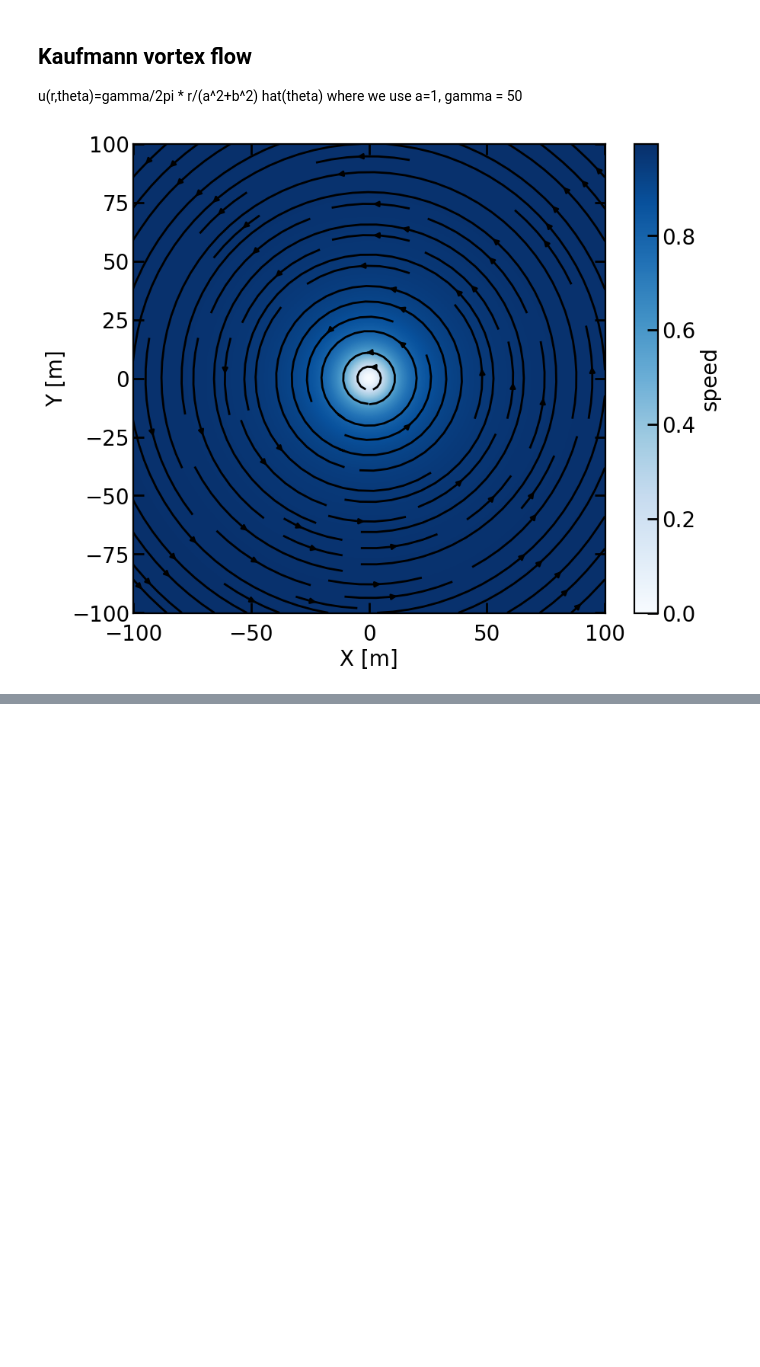
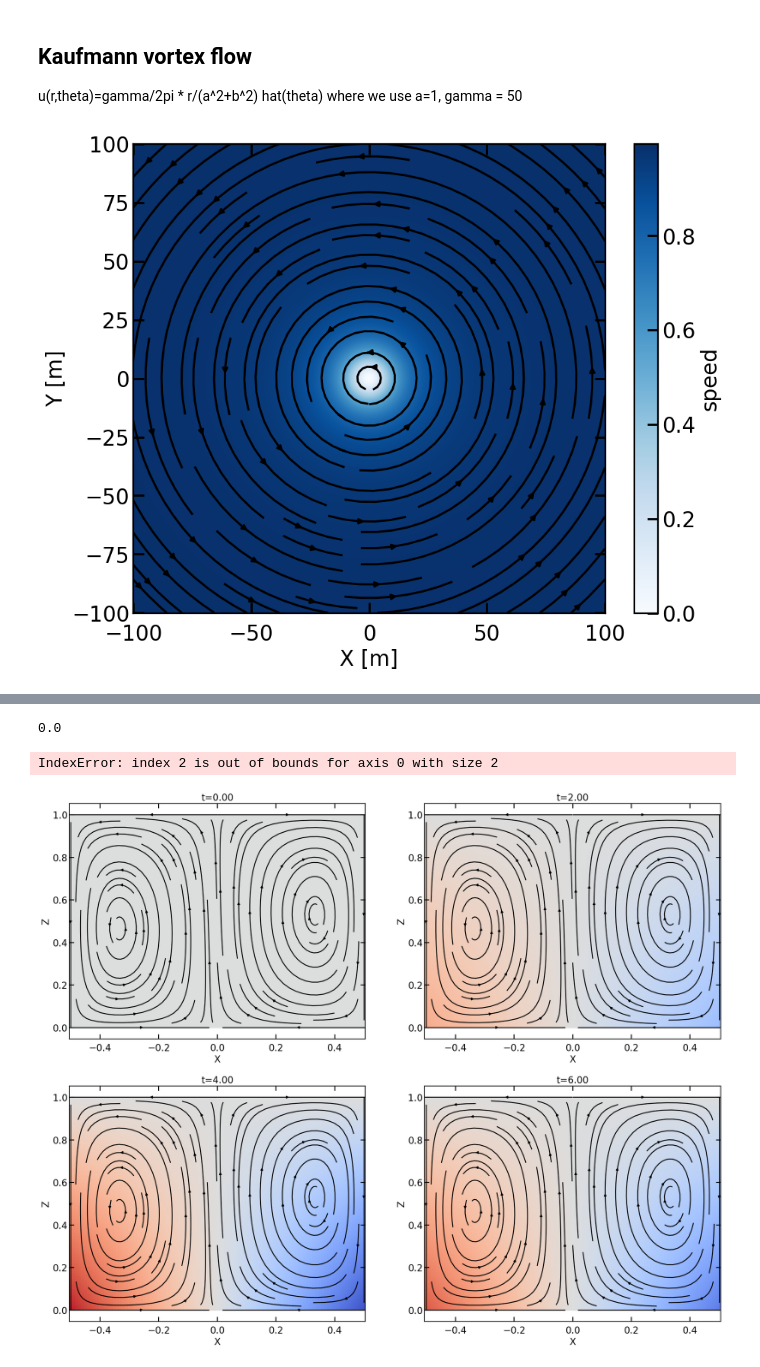
Before and after one commit to Parcels-code/Maxey_Riley_advection, a Jupyter notebook: release/create_analytical_flow_fieldsets.ipynb, the cells around one changed output, grey strips where cells are left out. Cells and saved outputs as stored; diff of their text form; code cells hidden in the pictures; blank space fills up the shorter version.

```diff
--- a/release/create_analytical_flow_fieldsets.ipynb
+++ b/release/create_analytical_flow_fieldsets.ipynb
@@ -69,0 +201,53 @@ cbar=fig.colorbar(pcm,label='speed')
+# %%
+# nonsteady assymetric
+x=np.linspace(-0.5,0.5,101)
+y=np.linspace(-0.5,0.5,101)
+z=np.linspace(0,1,201)
+t=np.arange(0,9.1,1)
+print(y[50])
+a=0.62
+b=7.5
+c=0.69
+r0=0.5
+y0=-0.2
+beta=1
+gamma=0.2
+epsilon=0.25
+sigma=2*np.pi/9.1
+
+
+T, X, Y, Z, ux, uy, uz = cylinder_flow3D(t,x,y,z,a,b,c,r0,y0,beta,gamma,epsilon, sigma)
+fig,ax=plt.subplots(2,2,figsize=(25,20))
+n=0
+m=0
+for it in range(0,9,2):
+    ax[m,n].streamplot(X[it,:,50,:],Z[it,:,50,:],ux[it,:,50,:],uz[it,:,50,:],color='k')
+    pcm=ax[m,n].pcolormesh(X[it,:,50,:],Z[it,:,50,:],uy[it,:,50,:]-uy[0,:,50,:],cmap='coolwarm_r',vmin=-0.05,vmax=0.05)
+    ax[m,n].set_xlabel("X")
+    ax[m,n].set_ylabel("Z")
+    ax[m,n].set_title('t={:.2f}'.format(t[it]),fontsize=20)
+    n+=1
+    if(n%2==0):
+        m+=1
+        n=0
+cbar=fig.colorbar(pcm,ax=ax,label='$U_{y}(0)-U_{y}(t)$',shrink=0.6)
+
+# dset = xr.Dataset(
+#     data_vars=dict(U=(['time','depth','lat','lon'],ux),
+#                     V=(['time','depth','lat','lon'],uy),
+#                     W=(['time','depth','lat','lon'],uz)),
+#                     coords=dict(
+#                             time=t,
+#                             depth=('depth',z),
+#                             lon=('lon',x),
+#                             lat=('lat',y)
+#                     ),
+#                     attrs=dict(
+#                         title='periodic assymmeric 3D cylinder flow',
+#                         contact = 'm.f.bos@uu.nl')
+#     )
+# dset.to_netcdf(output_directory+'cylinder_periodic_flow_assymmetric_3D_high_time_res.nc')
+# %% [output]
+0.0
+IndexError: index 2 is out of bounds for axis 0 with size 2
+[figure, added]
```
Also changed, not shown: parts of 10 cells of this notebook.
